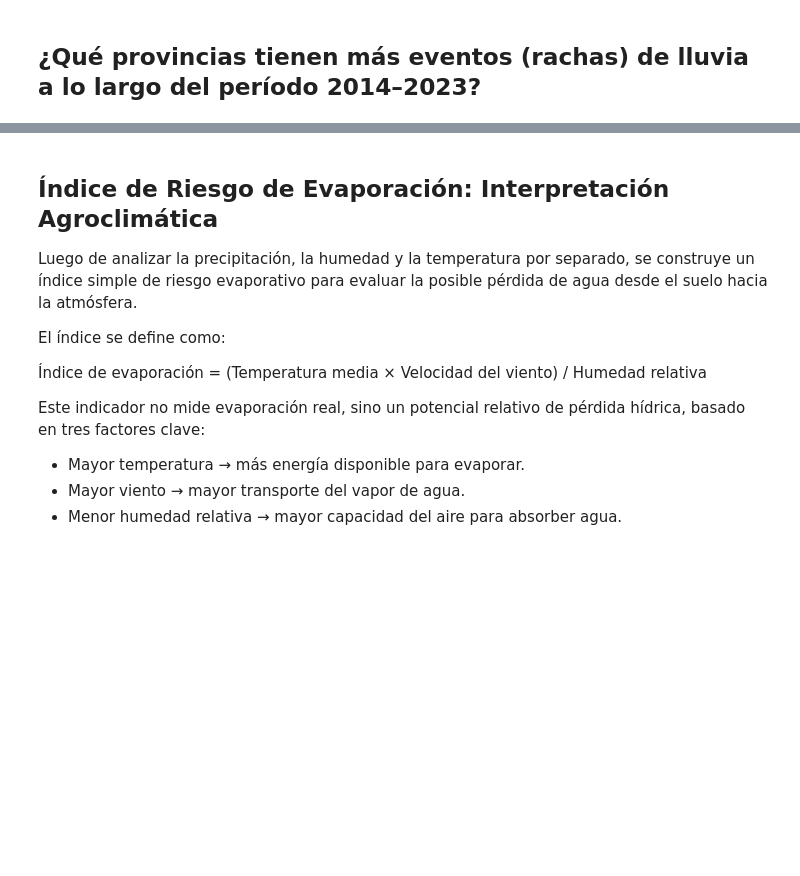
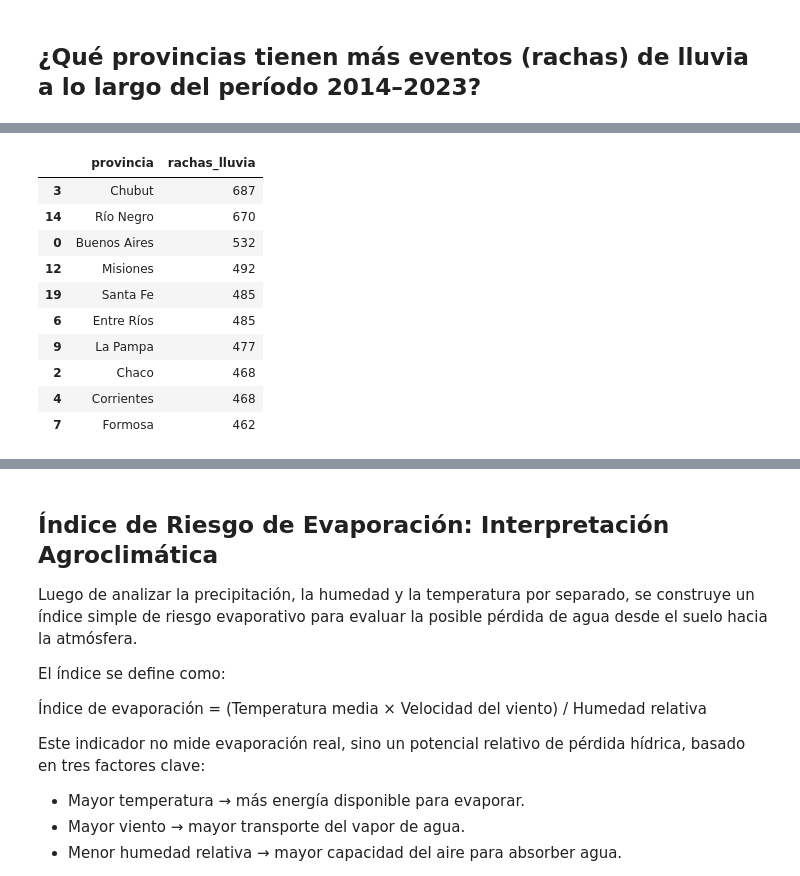
Before and after one commit to IvanSerem/ds2-proyecto-agricola, a Jupyter notebook: DataScienceII.ipynb, the cells around one changed output, grey strips where cells are left out. Drawn from its saved outputs; the diff is of its cells as text; code cells hidden in the pictures; blank space fills up the shorter version.

```diff
--- a/DataScienceII.ipynb
+++ b/DataScienceII.ipynb
@@ -1254,3 +1252,86 @@ Desde una perspectiva productiva, este dato sugiere que:
 En términos agrícolas, comprender la estructura temporal de la lluvia es más relevante que observar únicamente el acumulado anual, ya que impacta directamente en la infiltración del suelo, la retención de humedad y la planificación del riego.
 
 ---
+# %%
+import pandas as pd
+import plotly.express as px
+
+# ============================================================
+# 0) Asegurar columna de fecha (ajustá si tu columna se llama distinto)
+# ============================================================
+df = df_clima_crudo.copy()
+
+# Intento de detección automática de columna de fecha
+possible_date_cols = ["fecha", "date", "datetime", "time", "timestamp"]
+date_col = next((c for c in possible_date_cols if c in df.columns), None)
+
+if date_col is None:
+    raise ValueError(
+        "No encontré una columna de fecha. "
+        "Creá una columna 'fecha' o decime cómo se llama tu columna de fecha."
+    )
+
+df[date_col] = pd.to_datetime(df[date_col])
+
+# ============================================================
+# 1) Definir días con lluvia y ordenar
+# ============================================================
+# Umbral: si querés evitar “lloviznas” o ruido, podés usar 0.1 en vez de 0
+RAIN_EPS = 0.0
+df["llovio"] = df["PRECTOTCORR"] > RAIN_EPS
+
+df = df.sort_values(["provincia", date_col])
+
+# ============================================================
+# 2) Detectar INICIO de racha
+#    inicio_racha = llovio HOY y NO llovio AYER (dentro de la misma provincia)
+# ============================================================
+df["llovio_ayer"] = df.groupby("provincia")["llovio"].shift(1, fill_value=False)
+df["inicio_racha"] = df["llovio"] & (~df["llovio_ayer"])
+
+# ============================================================
+# 3) Contar rachas por provincia
+# ============================================================
+rachas_prov = (
+    df.groupby("provincia", as_index=False)["inicio_racha"]
+    .sum()
+    .rename(columns={"inicio_racha": "rachas_lluvia"})
+    .sort_values("rachas_lluvia", ascending=False)
+)
+
+display(rachas_prov.head(10))
+
+# ============================================================
+# 4) Gráfico principal: rachas por provincia
+# ============================================================
+fig = px.bar(
+    rachas_prov,
+    x="provincia",
+    y="rachas_lluvia",
+    title="Cantidad de Rachas de Lluvia por Provincia (2014–2023)",
+    labels={"provincia": "Provincia", "rachas_lluvia": "Rachas de lluvia (inicio de secuencias)"},
+)
+fig.update_layout(xaxis_tickangle=-45)
+fig.show()
+
+# ============================================================
+# 5) (Opcional) Resaltar una provincia específica (ej: Chubut)
+# ============================================================
+prov_obj = "Chubut"
+if prov_obj in set(rachas_prov["provincia"]):
+    valor = int(rachas_prov.loc[rachas_prov["provincia"] == prov_obj, "rachas_lluvia"].iloc[0])
+    print(f"📌 {prov_obj}: {valor} rachas en 2014–2023 (≈ {valor/10:.1f} rachas/año)")
+else:
+    print(f"⚠️ No encontré '{prov_obj}' en la columna provincia. Revisa el nombre exacto.")
+# %% [output]
+|  | provincia | rachas_lluvia |
+| 3 | Chubut | 687 |
+| 14 | Río Negro | 670 |
+| 0 | Buenos Aires | 532 |
+| 12 | Misiones | 492 |
+| 19 | Santa Fe | 485 |
+| 6 | Entre Ríos | 485 |
+| 9 | La Pampa | 477 |
+| 2 | Chaco | 468 |
+| 4 | Corrientes | 468 |
+| 7 | Formosa | 462 |
```
Also changed, not shown: parts of 4 cells of this notebook.
